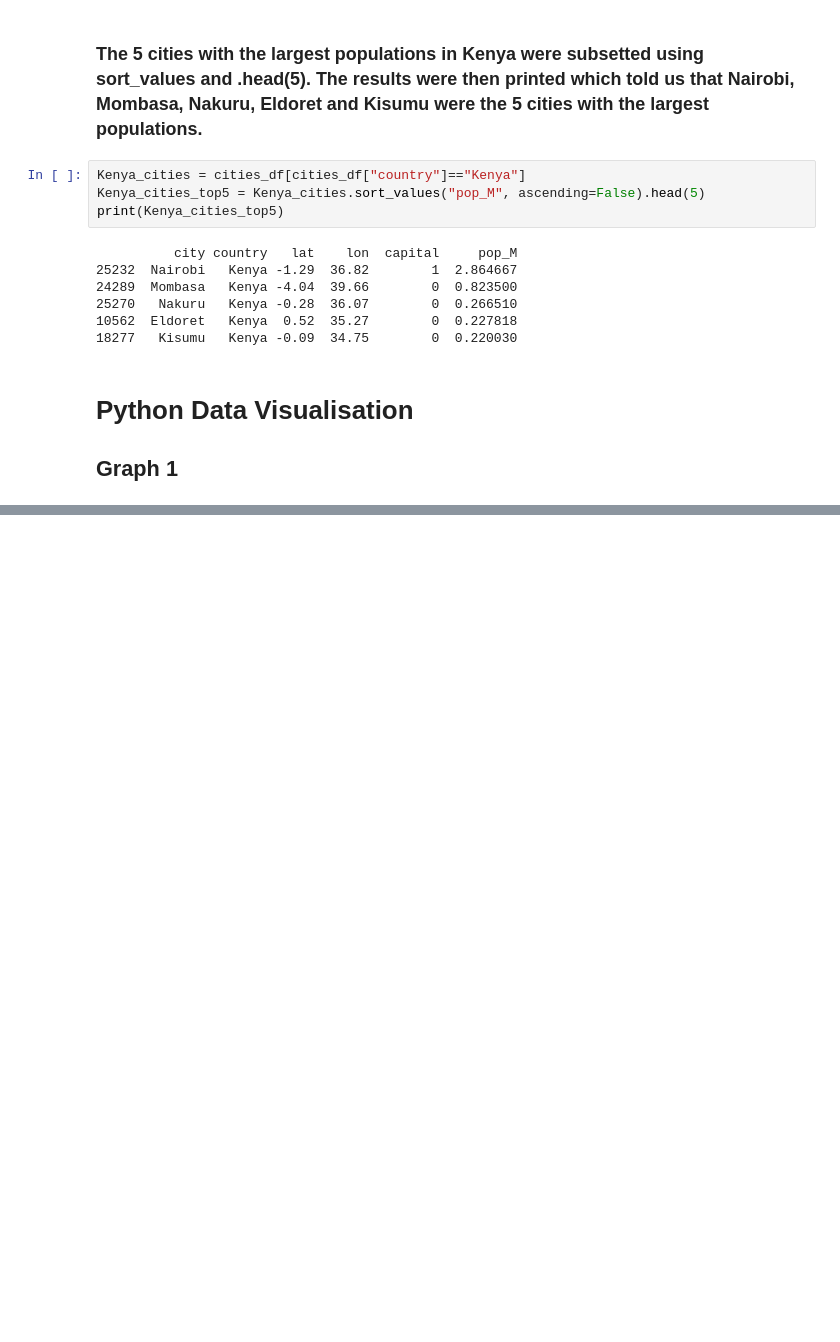
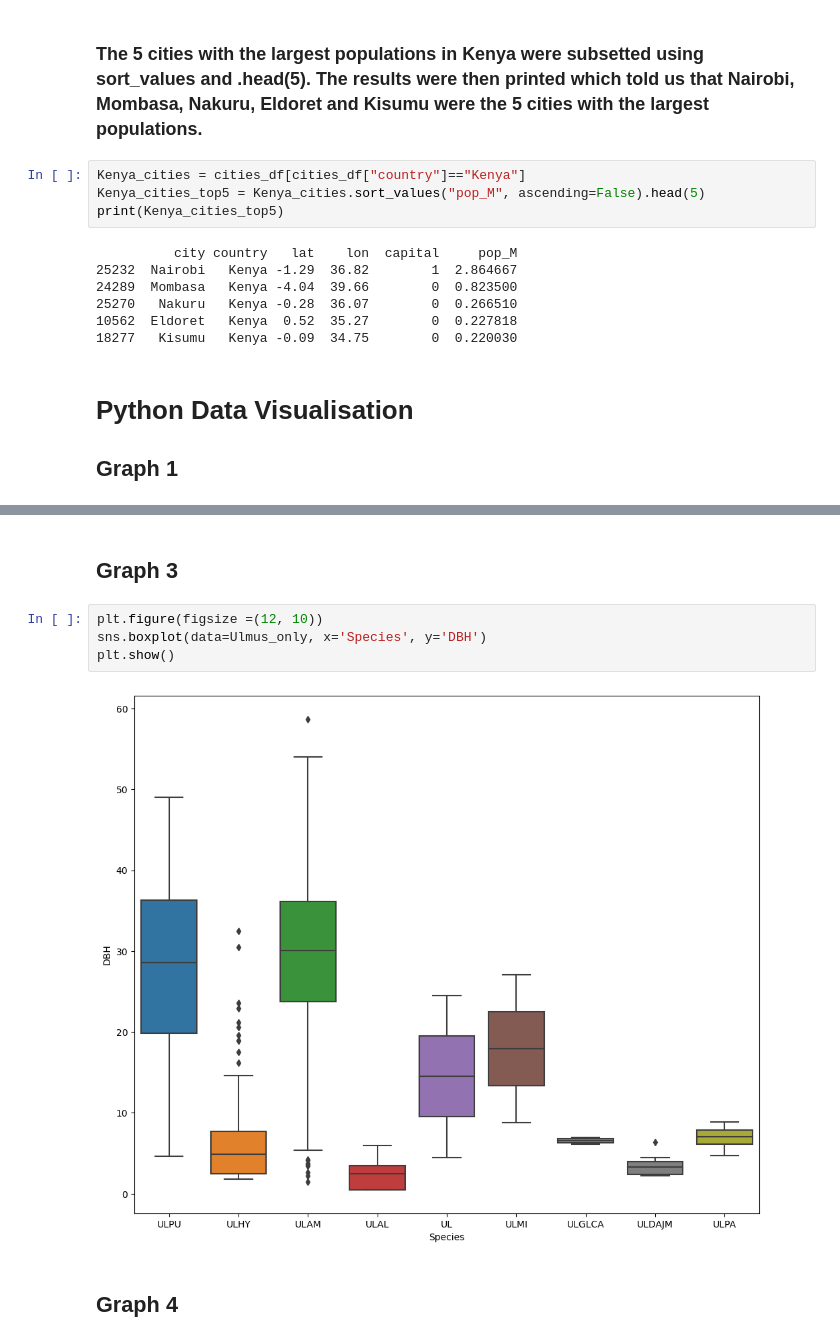
Before and after one commit to MWS8StAndrews/PY4SA23_Assignment, a Jupyter notebook: Assignment No 2 - Morgan Staples.ipynb, the cells around one changed output, grey strips where cells are left out. Drawn from its saved outputs; the diff is of its cells as text; blank space fills up the shorter version.

```diff
--- a/Assignment No 2 - Morgan Staples.ipynb
+++ b/Assignment No 2 - Morgan Staples.ipynb
@@ -144,0 +159,10 @@ print(Kenya_cities_top5)
+# %% [markdown]
+## Graph 3
+# %%
+plt.figure(figsize =(12, 10))
+sns.boxplot(data=Ulmus_only, x='Species', y='DBH')
+plt.show()
+# %% [output]
+[figure, added]
+# %% [markdown]
+## **Graph 4**
```
Also changed, not shown: parts of 3 cells of this notebook.
